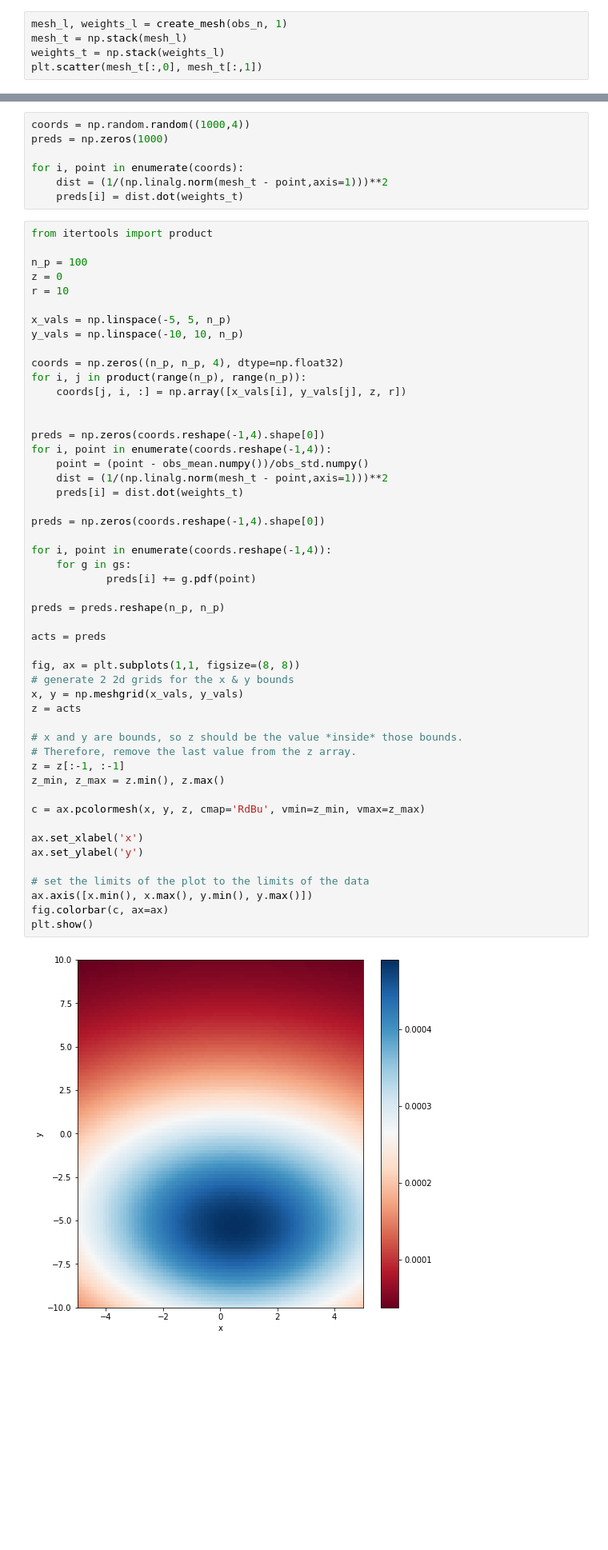
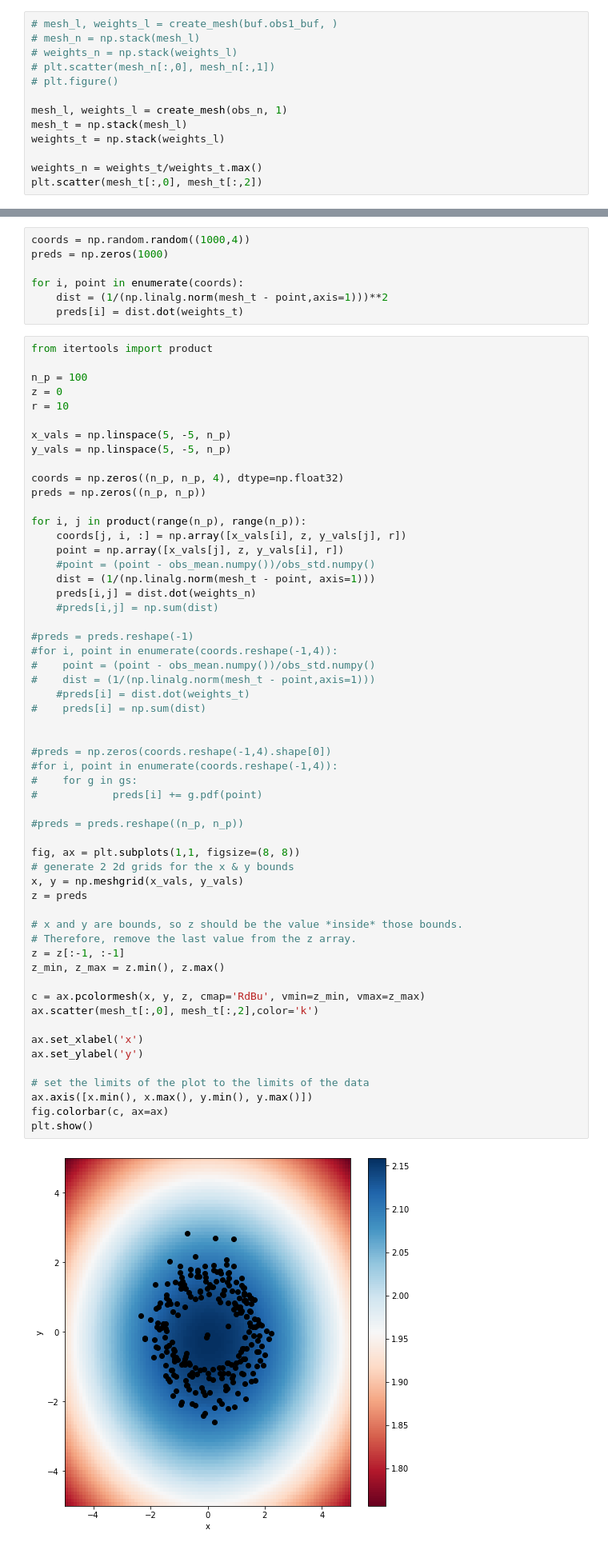
Before and after one commit to sgillen/lorenz, a Jupyter notebook: run_sg/analyze_sg.ipynb, the cells around one changed output, grey strips where cells are left out. Shown at 80% size. Saved outputs shown, nothing was run; the diff lists cells and outputs as text; blank space fills up the shorter version.

Commit message:
trying some inverse distance weighting

```diff
--- a/run_sg/analyze_sg.ipynb
+++ b/run_sg/analyze_sg.ipynb
@@ -546,7 +546,15 @@ plt.scatter(obs_n[:,0], obs_n[:,1])
 # %%
+# mesh_l, weights_l = create_mesh(buf.obs1_buf, )
+# mesh_n = np.stack(mesh_l)
+# weights_n = np.stack(weights_l)
+# plt.scatter(mesh_n[:,0], mesh_n[:,1])
+# plt.figure()
+
 mesh_l, weights_l = create_mesh(obs_n, 1)
 mesh_t = np.stack(mesh_l)
 weights_t = np.stack(weights_l)
-plt.scatter(mesh_t[:,0], mesh_t[:,1])
+
+weights_n = weights_t/weights_t.max()
+plt.scatter(mesh_t[:,0], mesh_t[:,2])
 # %% [output]
 <matplotlib.collections.PathCollection at 0x...>
@@ -604,52 +612,58 @@ from itertools import product
 n_p = 100
 z = 0
 r = 10
 
-x_vals = np.linspace(-5, 5, n_p)
-y_vals = np.linspace(-10, 10, n_p)
+x_vals = np.linspace(5, -5, n_p)
+y_vals = np.linspace(5, -5, n_p)
 
 coords = np.zeros((n_p, n_p, 4), dtype=np.float32)
+preds = np.zeros((n_p, n_p))
+
 for i, j in product(range(n_p), range(n_p)):
-    coords[j, i, :] = np.array([x_vals[i], y_vals[j], z, r])
+    coords[j, i, :] = np.array([x_vals[i], z, y_vals[j], r])
+    point = np.array([x_vals[j], z, y_vals[i], r])
+    #point = (point - obs_mean.numpy())/obs_std.numpy()
+    dist = (1/(np.linalg.norm(mesh_t - point, axis=1)))
+    preds[i,j] = dist.dot(weights_n)
+    #preds[i,j] = np.sum(dist)
+
+#preds = preds.reshape(-1)
+#for i, point in enumerate(coords.reshape(-1,4)):
+#    point = (point - obs_mean.numpy())/obs_std.numpy()
+#    dist = (1/(np.linalg.norm(mesh_t - point,axis=1)))
+    #preds[i] = dist.dot(weights_t)
+#    preds[i] = np.sum(dist)
 
 
-preds = np.zeros(coords.reshape(-1,4).shape[0])
-for i, point in enumerate(coords.reshape(-1,4)):
-    point = (point - obs_mean.numpy())/obs_std.numpy()
-    dist = (1/(np.linalg.norm(mesh_t - point,axis=1)))**2
-    preds[i] = dist.dot(weights_t)
+#preds = np.zeros(coords.reshape(-1,4).shape[0])
+#for i, point in enumerate(coords.reshape(-1,4)):
+#    for g in gs:
+#            preds[i] += g.pdf(point)
 
-preds = np.zeros(coords.reshape(-1,4).shape[0])
-
-for i, point in enumerate(coords.reshape(-1,4)):
-    for g in gs:
-            preds[i] += g.pdf(point)
-
-preds = preds.reshape(n_p, n_p)
-
-acts = preds
+#preds = preds.reshape((n_p, n_p))
 
 fig, ax = plt.subplots(1,1, figsize=(8, 8))
 # generate 2 2d grids for the x & y bounds
 x, y = np.meshgrid(x_vals, y_vals)
-z = acts
+z = preds
 
 # x and y are bounds, so z should be the value *inside* those bounds.
 # Therefore, remove the last value from the z array.
 z = z[:-1, :-1]
 z_min, z_max = z.min(), z.max()
 
 c = ax.pcolormesh(x, y, z, cmap='RdBu', vmin=z_min, vmax=z_max)
+ax.scatter(mesh_t[:,0], mesh_t[:,2],color='k')
 
 ax.set_xlabel('x')
 ax.set_ylabel('y')
 
 # set the limits of the plot to the limits of the data
 ax.axis([x.min(), x.max(), y.min(), y.max()])
 fig.colorbar(c, ax=ax)
 plt.show()
 # %% [output]
-[figure, old version]
+[figure, new version]
 # %%
 k = -.5
 L = 1
```
Also changed, not shown: parts of 4 cells of this notebook, 1 other file.
